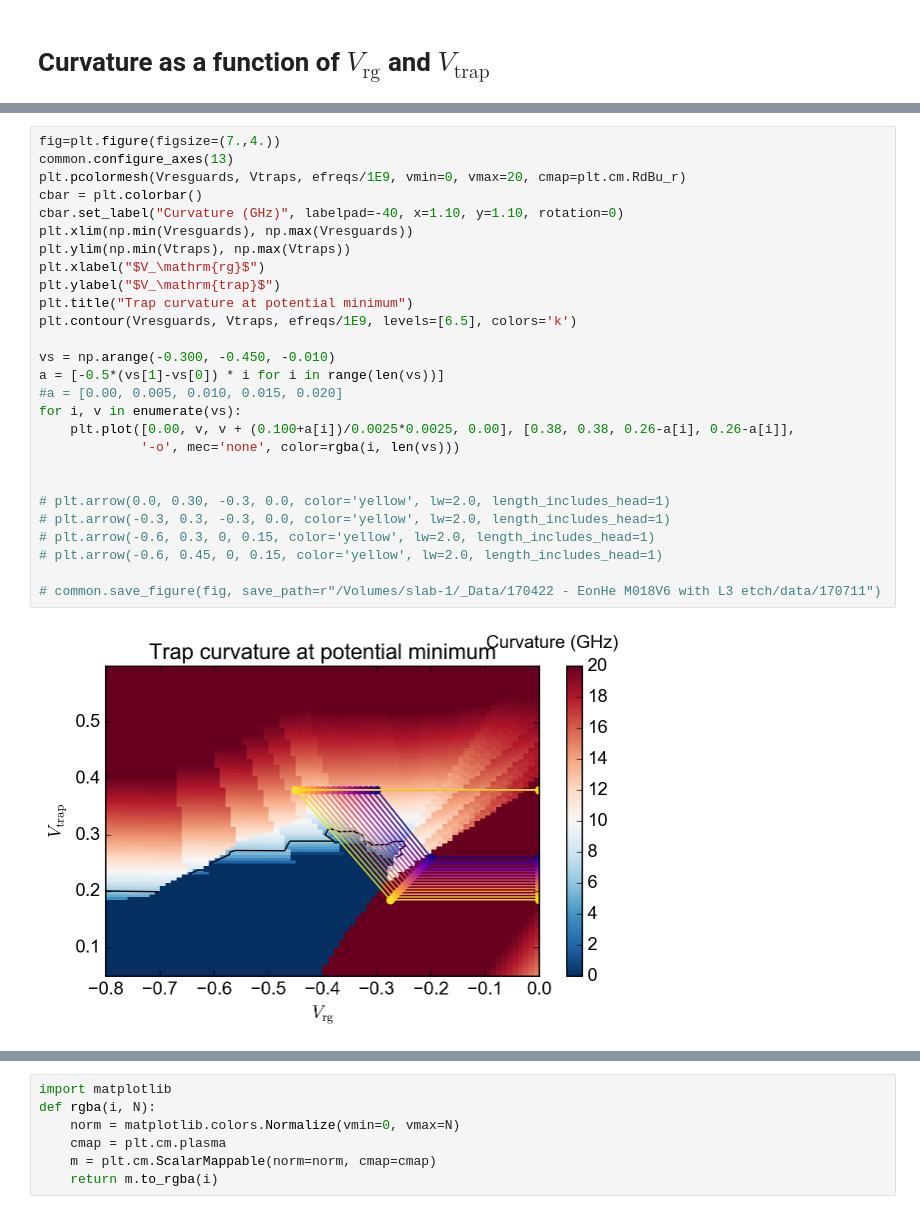
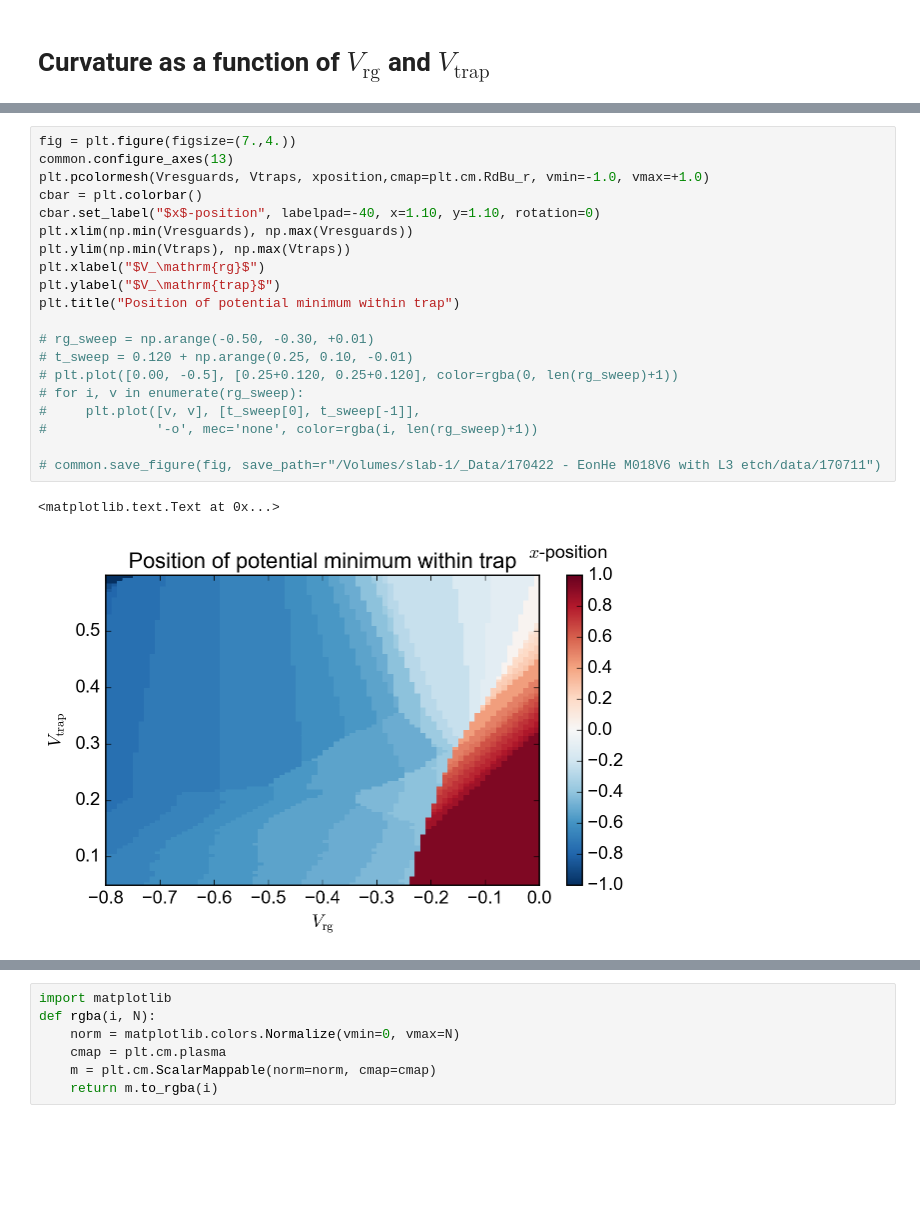
Before and after one commit to gkoolstra/ipython-notebooks, a Jupyter notebook: 20160530 - Master simulation notebook.ipynb, the cells around one changed output, grey strips where cells are left out. Saved outputs shown, nothing was run; the diff lists cells and outputs as text; blank space fills up the shorter version.

```diff
--- a/20160530 - Master simulation notebook.ipynb
+++ b/20160530 - Master simulation notebook.ipynb
@@ -910,29 +978,23 @@ for n, trap in tqdm(enumerate(Vtraps)):
 # %%
-fig=plt.figure(figsize=(7.,4.))
+fig = plt.figure(figsize=(7.,4.))
 common.configure_axes(13)
-plt.pcolormesh(Vresguards, Vtraps, efreqs/1E9, vmin=0, vmax=20, cmap=plt.cm.RdBu_r)
+plt.pcolormesh(Vresguards, Vtraps, xposition,cmap=plt.cm.RdBu_r, vmin=-1.0, vmax=+1.0)
 cbar = plt.colorbar()
-cbar.set_label("Curvature (GHz)", labelpad=-40, x=1.10, y=1.10, rotation=0)
+cbar.set_label("$x$-position", labelpad=-40, x=1.10, y=1.10, rotation=0)
 plt.xlim(np.min(Vresguards), np.max(Vresguards))
 plt.ylim(np.min(Vtraps), np.max(Vtraps))
 plt.xlabel("$V_\mathrm{rg}$")
 plt.ylabel("$V_\mathrm{trap}$")
-plt.title("Trap curvature at potential minimum")
-plt.contour(Vresguards, Vtraps, efreqs/1E9, levels=[6.5], colors='k')
+plt.title("Position of potential minimum within trap")
 
-vs = np.arange(-0.300, -0.450, -0.010)
-a = [-0.5*(vs[1]-vs[0]) * i for i in range(len(vs))]
-#a = [0.00, 0.005, 0.010, 0.015, 0.020]
-for i, v in enumerate(vs):
-    plt.plot([0.00, v, v + (0.100+a[i])/0.0025*0.0025, 0.00], [0.38, 0.38, 0.26-a[i], 0.26-a[i]],
-             '-o', mec='none', color=rgba(i, len(vs)))
-
-
-# plt.arrow(0.0, 0.30, -0.3, 0.0, color='yellow', lw=2.0, length_includes_head=1)
-# plt.arrow(-0.3, 0.3, -0.3, 0.0, color='yellow', lw=2.0, length_includes_head=1)
-# plt.arrow(-0.6, 0.3, 0, 0.15, color='yellow', lw=2.0, length_includes_head=1)
-# plt.arrow(-0.6, 0.45, 0, 0.15, color='yellow', lw=2.0, length_includes_head=1)
+# rg_sweep = np.arange(-0.50, -0.30, +0.01)
+# t_sweep = 0.120 + np.arange(0.25, 0.10, -0.01)
+# plt.plot([0.00, -0.5], [0.25+0.120, 0.25+0.120], color=rgba(0, len(rg_sweep)+1))
+# for i, v in enumerate(rg_sweep):
+#     plt.plot([v, v], [t_sweep[0], t_sweep[-1]],
+#              '-o', mec='none', color=rgba(i, len(rg_sweep)+1))
 
 # common.save_figure(fig, save_path=r"/Volumes/slab-1/_Data/170422 - EonHe M018V6 with L3 etch/data/170711")
 # %% [output]
+<matplotlib.text.Text at 0x...>
-[figure, old version]
+[figure, new version]
```
Also changed, not shown: parts of 13 cells of this notebook, 3 other files.
